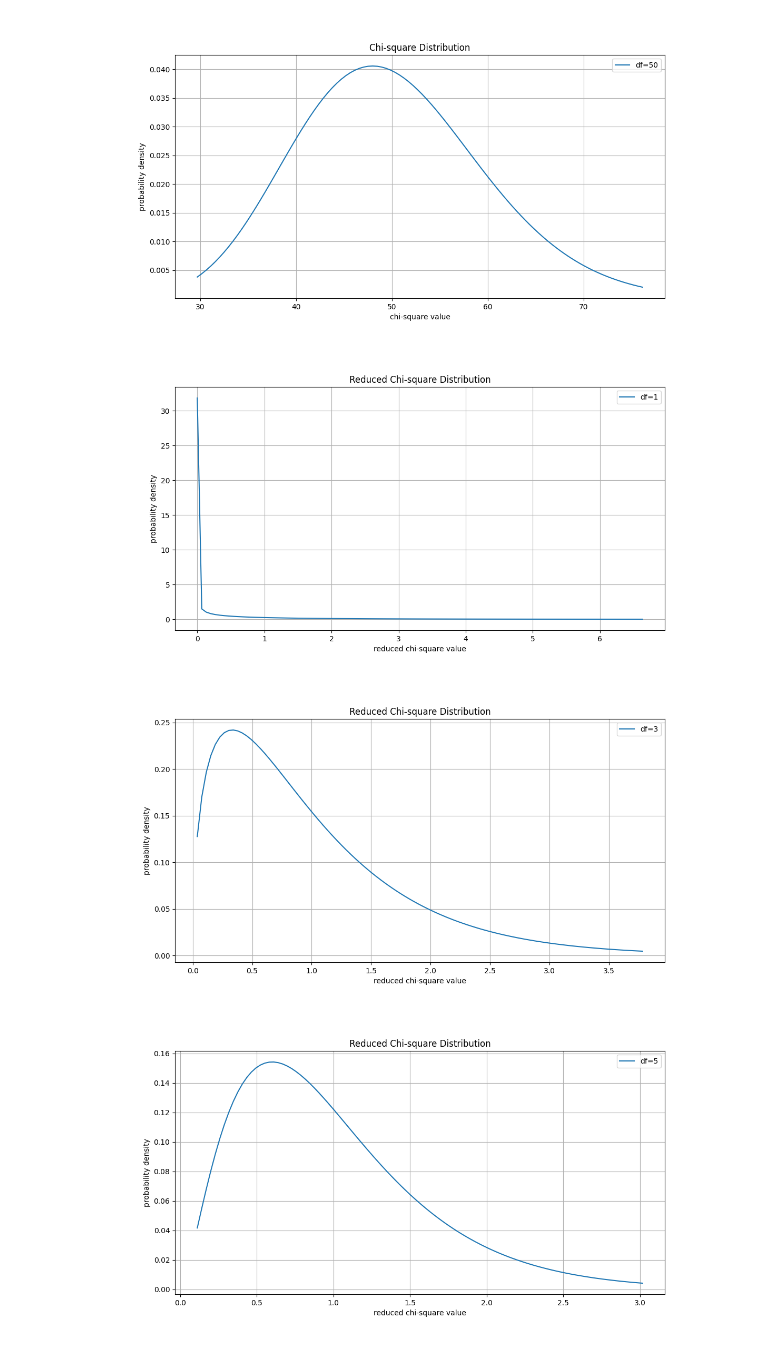
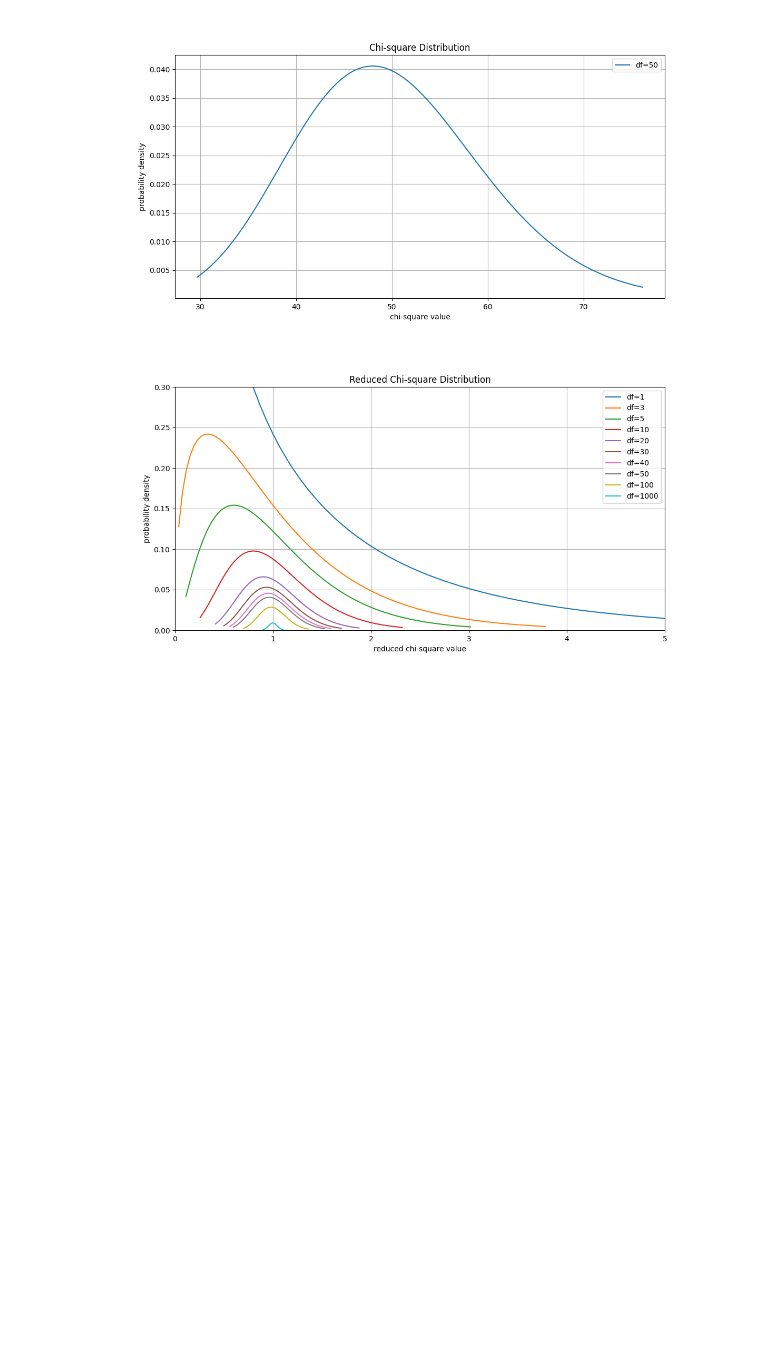
Before and after one commit to joeyeoj/Codes, a Jupyter notebook: Chandra/chi-square.ipynb, the cells around one changed output. Drawn from its saved outputs; the diff is of its cells as text; code cells hidden in the pictures; blank space fills up the shorter version.

```diff
--- a/Chandra/chi-square.ipynb
+++ b/Chandra/chi-square.ipynb
@@ -119,26 +119,26 @@ for d in df:
 [figure]
 # %%
 # 定义自由度
-df = [1, 3, 5, 10, 20, 30, 40, 50, 100, 1000]
+dof = [1, 3, 5, 10, 20, 30, 40, 50, 100, 1000]
 
-for d in df:
-    # 定义x轴的范围
-    x = np.linspace(chi2.ppf(0.01, d), chi2.ppf(0.99, d), 100)
+plt.figure(figsize=(12, 6))
+for f in dof:
+    # 定义x轴的范围)
+    x = np.linspace(chi2.ppf(0.01, f), chi2.ppf(0.99, f), 100)
 
     # 计算卡方分布的概率密度函数
-    y = chi2.pdf(x, d)
+    y = chi2.pdf(x, f)
 
     # 绘制卡方分布
-    plt.figure(figsize=(12, 6))
-    plt.plot(x/d, y, label=f'df={d}')
+    plt.plot(x/f, y, label=f'df={f}')
+    plt.xlim(0, 5)
+    plt.ylim(0, 0.3)
+    # plt.yscale('log')
     plt.title('Reduced Chi-square Distribution')
     plt.xlabel('reduced chi-square value')
     plt.ylabel('probability density')
     plt.legend()
     plt.grid(True)
-    plt.show()
-    plt.savefig('Reduced_Chi_square Distribution/df='+str(d)+'.png')
+    plt.savefig('Reduced_Chi_square Distribution.png')
 # %% [output]
-[figure, old version]
+[figure, new version]
-[figure, removed]
-[figure, removed]
```
Also changed, not shown: parts of 1 cell of this notebook, 16 other files.
